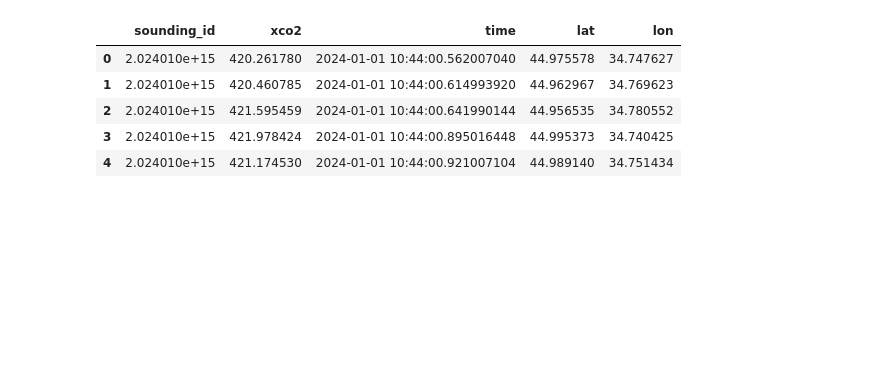
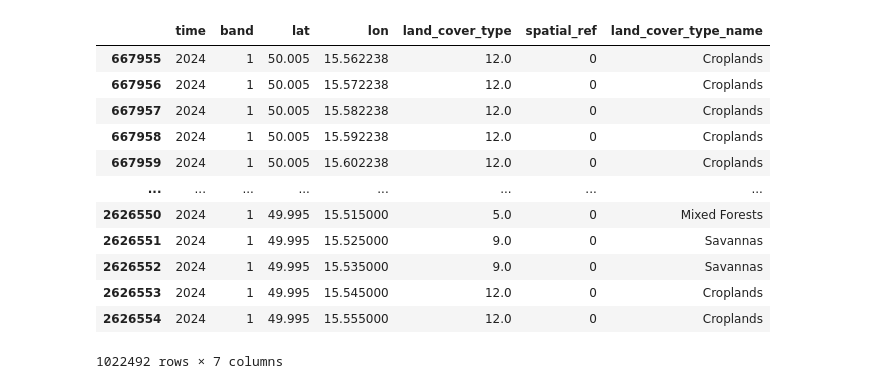
Before and after one commit to ana-sher/climate_analysis, a Jupyter notebook: notebooks/data_retrieval_exploration.ipynb, the cells around one changed output. Cells and saved outputs as stored; diff of their text form; code cells hidden in the pictures; blank space fills up the shorter version.

Commit message:
add land cover, retrieval experiments

```diff
--- a/notebooks/data_retrieval_exploration.ipynb
+++ b/notebooks/data_retrieval_exploration.ipynb
@@ -45,25 +55,49 @@ Data variables: (12/20)
 # %%
-year_from = 2024
+import numpy as np
 
-combined = xr.concat(datasets, dim='sounding_id', join='outer')
 
-xco2_ds = combined.where(combined["xco2_quality_flag"] == 0, drop=True)
-xco2_ds = xco2_ds.where(xco2_ds["time"].dt.year >= year_from, drop=True)
-xco2_ds = xco2_ds.where(
-        (xco2_ds["latitude"] >= lat_min)
-        & (xco2_ds["latitude"] <= lat_max)
-        & (xco2_ds["longitude"] >= lon_min)
-        & (xco2_ds["longitude"] <= lon_max),
-        drop=True,
-    )
+if not all(isinstance(x, xr.Dataset) for x in datasets):
+    raise SystemExit("Datasets are not in correct format")
 
-xco2_df = xco2_ds[["xco2", "time", "latitude", "longitude"]].to_dataframe().reset_index()
-xco2_df = xco2_df.rename(columns={"latitude": "lat", "longitude": "lon"})
-xco2_df.head()
+ds_latlon = [ ds.rio.reproject("EPSG:4326", dtype="float32", nodata=np.nan, resolution=0.01,
+                              transform=None, shape=None,
+                              resampling="nearest",
+                              chunks={'x': 512, 'y': 512}) for ds in datasets ]
+
+ds = xr.concat(ds_latlon, dim="time", join='outer')
+
+years = [int(f.name[9:13]) for f in files]
+ds = ds.assign_coords(time=("time", years))
-# %% [output]
-|  | sounding_id | xco2 | time | lat | lon |
-| 0 | 2.024010e+15 | 420.261780 | 2024-01-01 10:44:00.562007040 | 44.975578 | 34.747627 |
-| 1 | 2.024010e+15 | 420.460785 | 2024-01-01 10:44:00.614993920 | 44.962967 | 34.769623 |
-| 2 | 2.024010e+15 | 421.595459 | 2024-01-01 10:44:00.641990144 | 44.956535 | 34.780552 |
-| 3 | 2.024010e+15 | 421.978424 | 2024-01-01 10:44:00.895016448 | 44.995373 | 34.740425 |
-| 4 | 2.024010e+15 | 421.174530 | 2024-01-01 10:44:00.921007104 | 44.989140 | 34.751434 |
+# %%
+land_types_ds = ds.where(
+        (ds["y"] >= lat_min)
+        & (ds["y"] <= lat_max)
+        & (ds["x"] >= lon_min)
+        & (ds["x"] <= lon_max),
+        drop=True,
+    )
+
+land_types_df = land_types_ds[["LC_Type1", "x", "y", "time"]].to_dataframe().reset_index()
+
+land_types_df = land_types_df.rename(columns={"y": "lat", "x": "lon", "LC_Type1": "land_cover_type"})
+land_types_df = land_types_df.dropna()
+types = datasets[0]['LC_Type1'].attrs
+keys = list(types.keys())
+values = list(types.values())
+
+land_types_df['land_cover_type_name'] = [keys[values.index(lc_type)] for lc_type in land_types_df['land_cover_type']]
+land_types_df
+# %% [output]
+|  | time | band | lat | lon | land_cover_type | spatial_ref | land_cover_type_name |
+| 667955 | 2024 | 1 | 50.005 | 15.562238 | 12.0 | 0 | Croplands |
+| 667956 | 2024 | 1 | 50.005 | 15.572238 | 12.0 | 0 | Croplands |
+| 667957 | 2024 | 1 | 50.005 | 15.582238 | 12.0 | 0 | Croplands |
+| 667958 | 2024 | 1 | 50.005 | 15.592238 | 12.0 | 0 | Croplands |
+| 667959 | 2024 | 1 | 50.005 | 15.602238 | 12.0 | 0 | Croplands |
+| ... | ... | ... | ... | ... | ... | ... | ... |
+| 2626550 | 2024 | 1 | 49.995 | 15.515000 | 5.0 | 0 | Mixed Forests |
+| 2626551 | 2024 | 1 | 49.995 | 15.525000 | 9.0 | 0 | Savannas |
+| 2626552 | 2024 | 1 | 49.995 | 15.535000 | 9.0 | 0 | Savannas |
+| 2626553 | 2024 | 1 | 49.995 | 15.545000 | 12.0 | 0 | Croplands |
+| 2626554 | 2024 | 1 | 49.995 | 15.555000 | 12.0 | 0 | Croplands |
+1022492 rows × 7 columns
```
Also changed, not shown: parts of 5 cells of this notebook, 2 other files.
